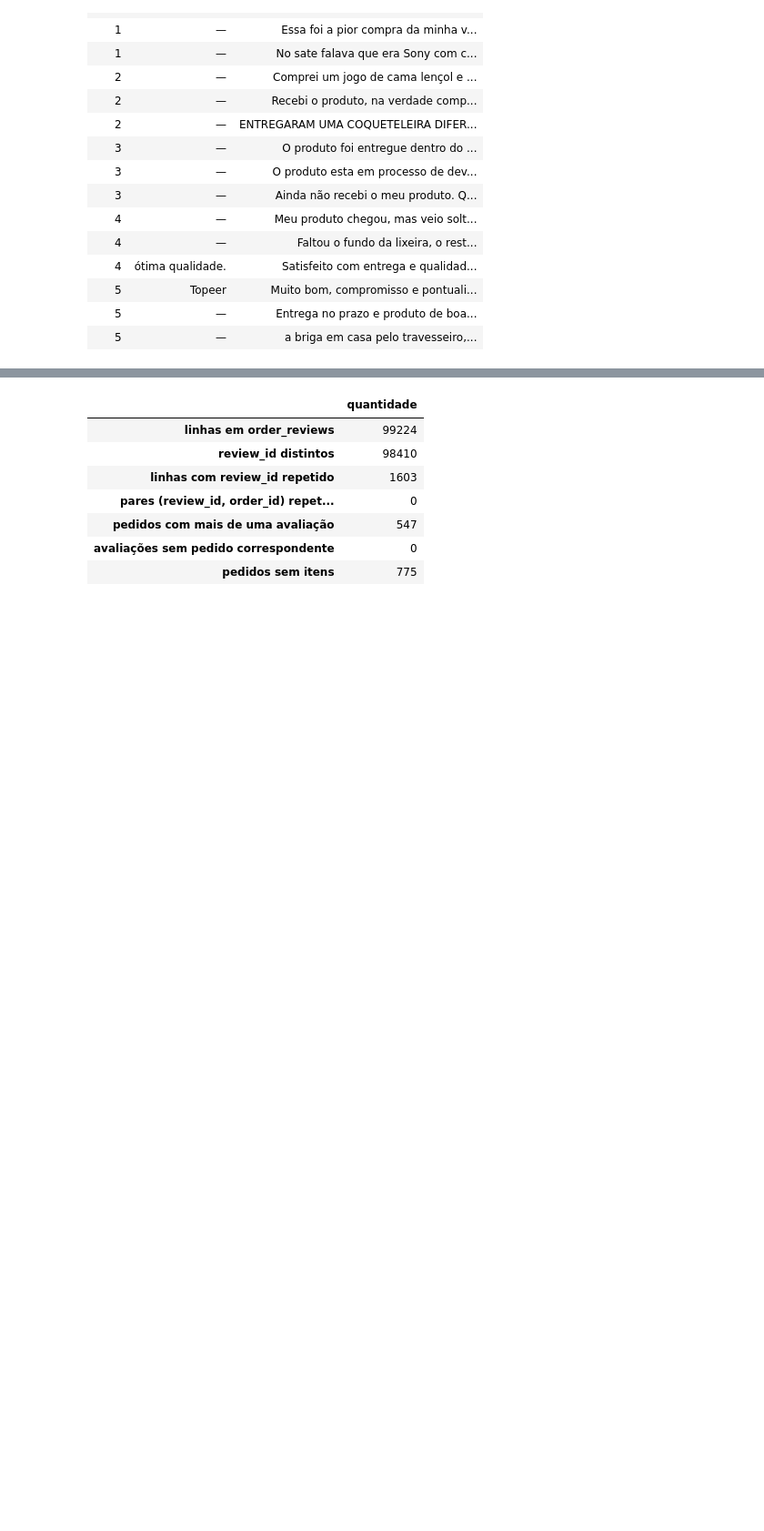
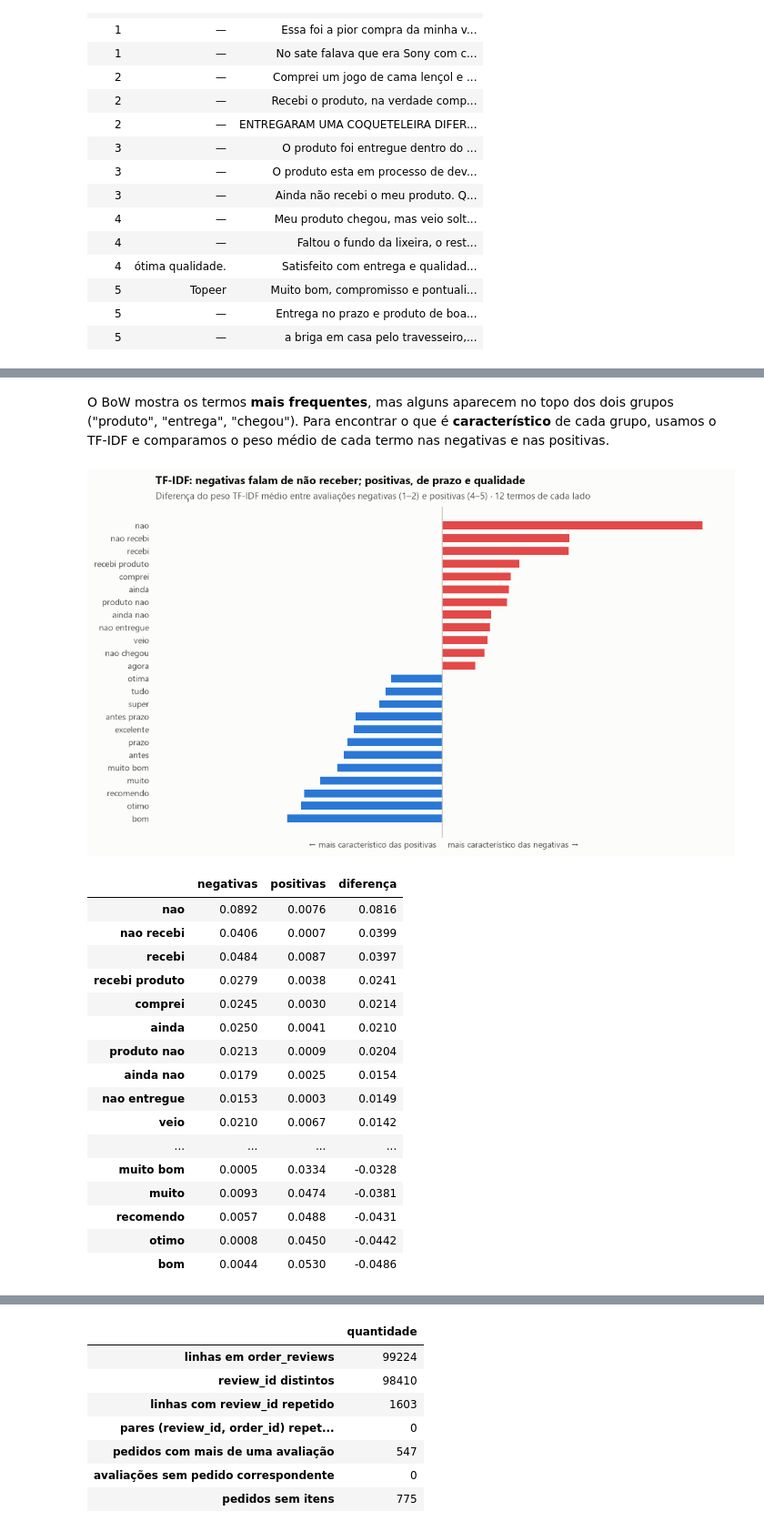
Before and after one commit to Dinaldorc/tech-challenge-fase4, a Jupyter notebook: notebooks/01_eda_avaliacoes.ipynb, the cells around one changed output, grey strips where cells are left out. Shown at 91% size. Drawn from its saved outputs; the diff is of its cells as text; code cells hidden in the pictures; blank space fills up the shorter version.

```diff
--- a/notebooks/01_eda_avaliacoes.ipynb
+++ b/notebooks/01_eda_avaliacoes.ipynb
@@ -403,0 +584,48 @@ sample.fillna("—").style.hide(axis="index").set_properties(**{"text-align": "l
+# %% [markdown]
+O BoW mostra os termos **mais frequentes**, mas alguns aparecem no topo dos dois grupos ("produto", "entrega", "chegou"). Para encontrar o que é **característico** de cada grupo, usamos o TF-IDF e comparamos o peso médio de cada termo nas negativas e nas positivas.
+# %%
+tfidf = TfidfVectorizer(stop_words=STOPWORDS_PT, ngram_range=(1, 2), min_df=5)
+X_tfidf = tfidf.fit_transform(corpus)
+weights = pd.DataFrame({"negativas": X_tfidf[is_neg].mean(axis=0).A1,
+                        "positivas": X_tfidf[is_pos].mean(axis=0).A1},
+                       index=tfidf.get_feature_names_out())
+weights["diferença"] = weights["negativas"] - weights["positivas"]
+distinct = pd.concat([weights.nsmallest(12, "diferença"), weights.nlargest(12, "diferença")[::-1]])
+
+fig, ax = plt.subplots(figsize=(11, 6.4))
+colors = [SCORE_COLORS[1] if d > 0 else SCORE_COLORS[5] for d in distinct["diferença"]]
+ax.barh(distinct.index, distinct["diferença"], height=0.62, color=colors)
+ax.axvline(0, color=AXIS, linewidth=1)
+lim = distinct["diferença"].abs().max() * 1.1
+ax.set_xlim(-lim, lim)
+ax.annotate("← mais característico das positivas", (0, 0), xycoords=("data", "axes fraction"), xytext=(-6, -4),
+            textcoords="offset points", ha="right", va="top", color=INK_2, fontsize=9)
+ax.annotate("mais característico das negativas →", (0, 0), xycoords=("data", "axes fraction"), xytext=(6, -4),
+            textcoords="offset points", ha="left", va="top", color=INK_2, fontsize=9)
+ax.set_title("TF-IDF: negativas falam de não receber; positivas, de prazo e qualidade")
+subtitle(ax, "Diferença do peso TF-IDF médio entre avaliações negativas (1–2) e positivas (4–5) · 12 termos de cada lado")
+ax.set_xticks([])
+ax.grid(axis="y", visible=False)
+ax.spines["bottom"].set_visible(False)
+ax.tick_params(axis="y", labelsize=9)
+plt.show()
+weights.loc[distinct.index[::-1]].style.format("{:.4f}")
+# %% [output]
+[figure, added]
+|  | negativas | positivas | diferença |
+| nao | 0.0892 | 0.0076 | 0.0816 |
+| nao recebi | 0.0406 | 0.0007 | 0.0399 |
+| recebi | 0.0484 | 0.0087 | 0.0397 |
+| recebi produto | 0.0279 | 0.0038 | 0.0241 |
+| comprei | 0.0245 | 0.0030 | 0.0214 |
+| ainda | 0.0250 | 0.0041 | 0.0210 |
+| produto nao | 0.0213 | 0.0009 | 0.0204 |
+| ainda nao | 0.0179 | 0.0025 | 0.0154 |
+| nao entregue | 0.0153 | 0.0003 | 0.0149 |
+| veio | 0.0210 | 0.0067 | 0.0142 |
+| ... | ... | ... | ... |
+| muito bom | 0.0005 | 0.0334 | -0.0328 |
+| muito | 0.0093 | 0.0474 | -0.0381 |
+| recomendo | 0.0057 | 0.0488 | -0.0431 |
+| otimo | 0.0008 | 0.0450 | -0.0442 |
+| bom | 0.0044 | 0.0530 | -0.0486 |
```
Also changed, not shown: parts of 36 cells of this notebook, 2 other files.
